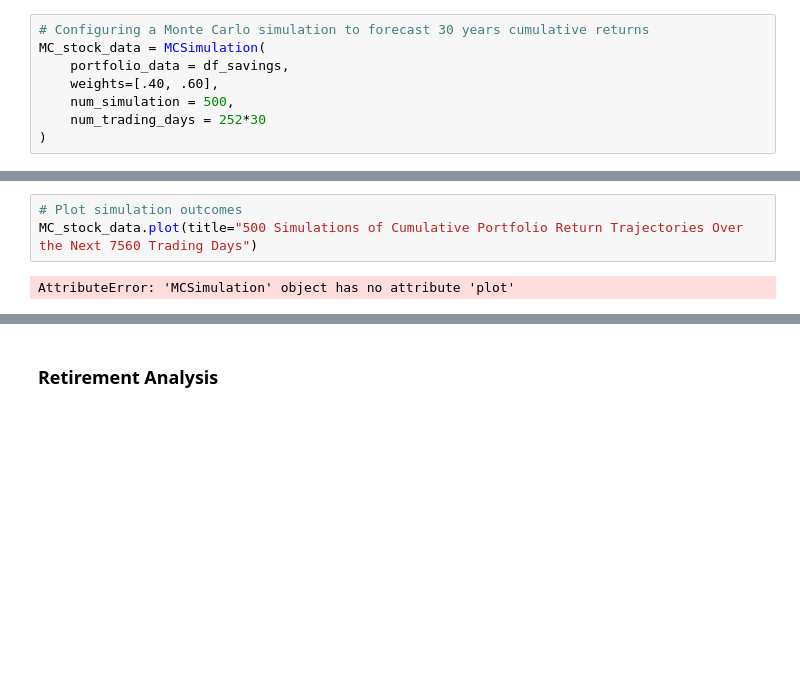
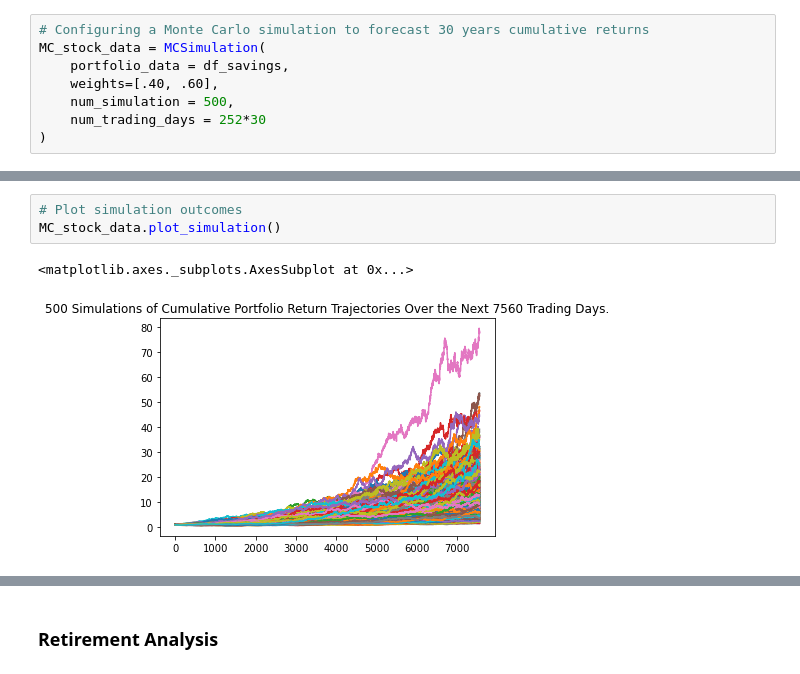
Before and after one commit to rl-work/API, a Jupyter notebook: API Financial Planning/Financial_Planner.ipynb, the cells around one changed output, grey strips where cells are left out. Saved outputs shown, nothing was run; the diff lists cells and outputs as text; blank space fills up the shorter version.

```diff
--- a/API Financial Planning/Financial_Planner.ipynb
+++ b/API Financial Planning/Financial_Planner.ipynb
@@ -272,8 +272,9 @@ Running Monte Carlo simulation number 490.
 7561 rows × 500 columns
-# %%
-# Plot simulation outcomes
-MC_stock_data.plot(title="500 Simulations of Cumulative Portfolio Return Trajectories Over the Next 7560 Trading Days")
-# %% [output]
-AttributeError: 'MCSimulation' object has no attribute 'plot'
+# %%
+# Plot simulation outcomes
+MC_stock_data.plot_simulation()
+# %% [output]
+<matplotlib.axes._subplots.AxesSubplot at 0x...>
+[figure, added]
 # %%
 # Plot probability distribution and confidence intervals
```
Also changed, not shown: parts of 10 cells of this notebook.
